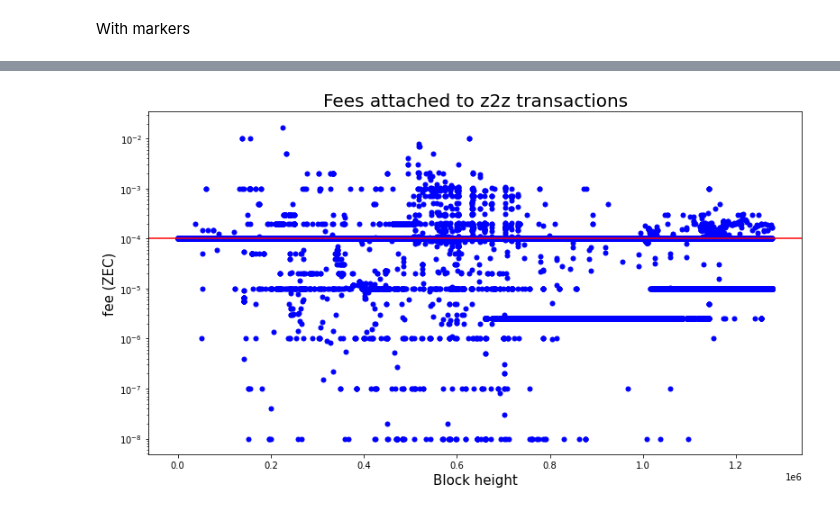
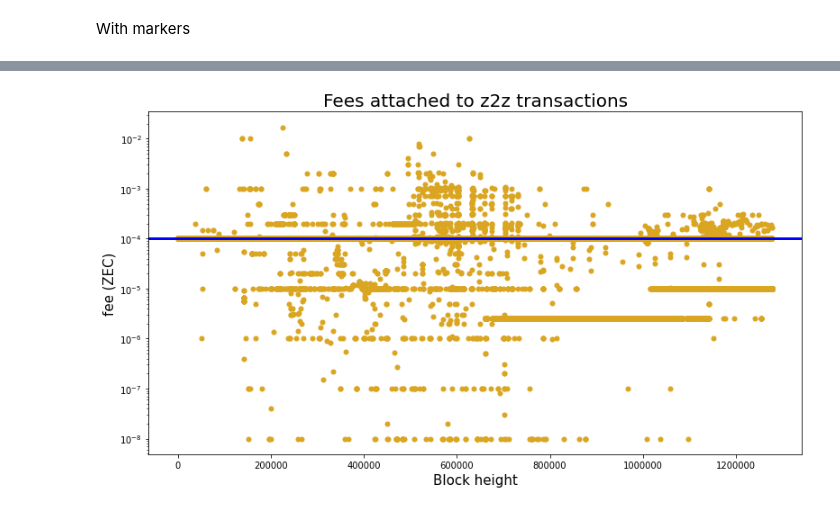
Before and after one commit to Mitchellpkt/z2z-metadata, a Jupyter notebook: analysis/analysis.ipynb, the cells around one changed output, grey strips where cells are left out. Saved outputs shown, nothing was run; the diff lists cells and outputs as text; code cells hidden in the pictures.

```diff
--- a/analysis/analysis.ipynb
+++ b/analysis/analysis.ipynb
@@ -88,5 +89,6 @@ isli.scatter(df['block_number'], df['fee_ZEC'], markersize=25, xlabel='Block hei
-# %%
-isli.scatter(df['block_number'], df['fee_ZEC'], markersize=25, xlabel='Block height', ylabel='fee (ZEC)', markercolor='blue', yscale='log', title='Fees attached to z2z transactions');
-plt.axhline(y=0.0001, color='red');
-# %% [output]
-[figure, removed]
+# %%
+isli.scatter(df['block_number'], df['fee_ZEC'], markersize=25, xlabel='Block height', ylabel='fee (ZEC)', markercolor='goldenrod', yscale='log', title='Fees attached to z2z transactions');
+plt.ticklabel_format(style='plain', axis='x')
+plt.axhline(y=0.0001, color='blue', linewidth=3);
+# %% [output]
+[figure, added]
```
Also changed, not shown: parts of 14 cells of this notebook.
